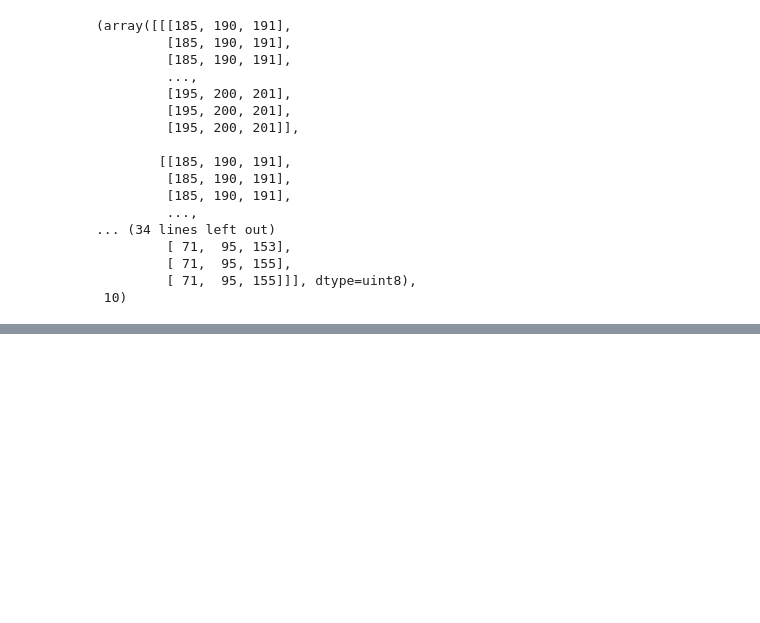
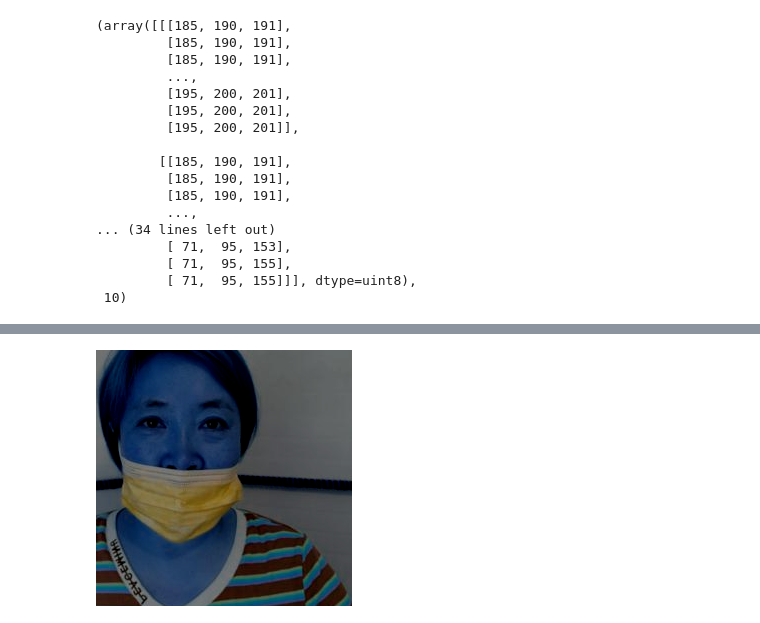
Before and after one commit to boostcampaitech3/level1-image-classification-level1-recsys-11, a Jupyter notebook: Dataset/02_Dataset_gyeongtae.ipynb, the cells around one changed output, grey strips where cells are left out. Cells and saved outputs as stored; diff of their text form; code cells hidden in the pictures; blank space fills up the shorter version.

Commit message:
add albumentations

```diff
--- a/Dataset/02_Dataset_gyeongtae.ipynb
+++ b/Dataset/02_Dataset_gyeongtae.ipynb
@@ -132,0 +159,20 @@ next(iter(my_data))
+# %%
+import albumentations as A
+
+transform = A.Compose([
+    A.RandomCrop(width=256, height=256),
+    A.HorizontalFlip(p=0.5),
+    A.RandomBrightnessContrast(p=0.2),
+])
+
+# Read an image with OpenCV and convert it to the RGB colorspace
+# image = cv2.imread("image.jpg")
+# image = cv2.cvtColor(image, cv2.COLOR_BGR2RGB)
+
+# Augment an image
+transformed = transform(image=exampe_image)
+transformed_image = transformed["image"] # 이 부분이 좀 다르다. data를 dict형태로 뽑아내는 작업이 있다.
+# %%
+transforms.ToPILImage()(transformed_image)
+# %% [output]
+[figure, added]
```
Also changed, not shown: parts of 6 cells of this notebook.
